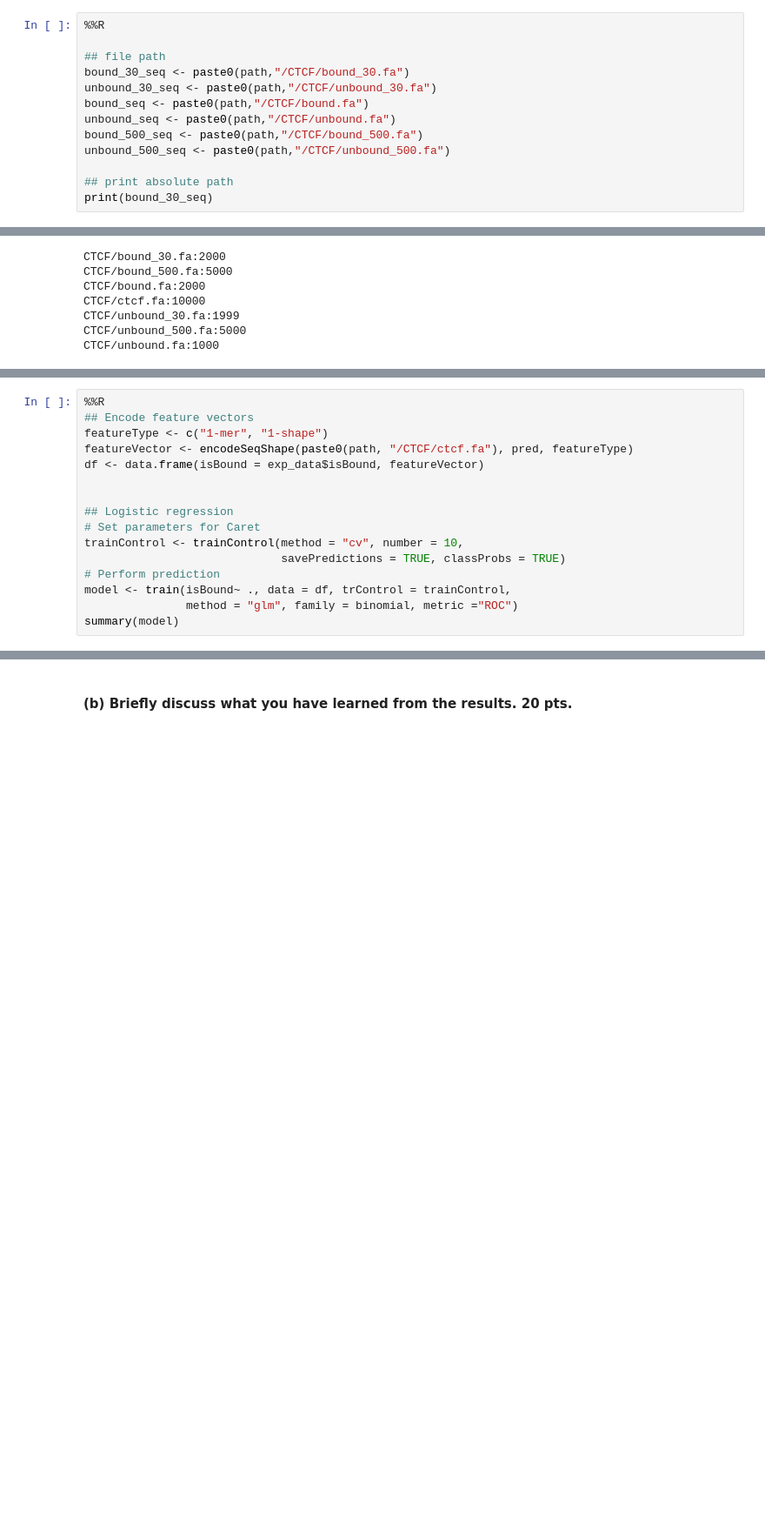
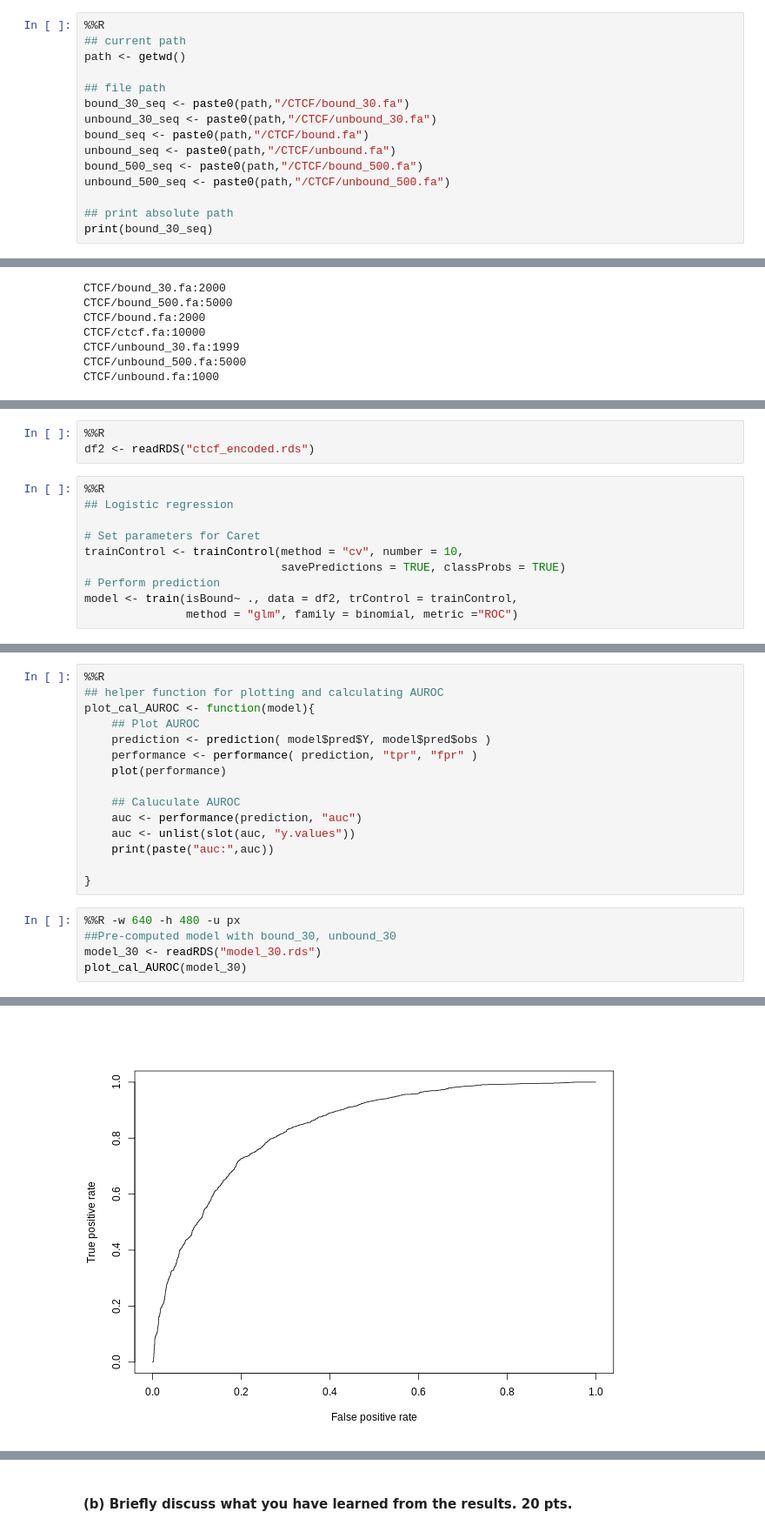
Before and after one commit to chizksh/BISC481, a Jupyter notebook: Third_Assignment_for_1st_section_of_the_course.ipynb, the cells around one changed output, grey strips where cells are left out. Shown at 87% size. Cells and saved outputs as stored; diff of their text form; blank space fills up the shorter version.

```diff
--- a/Third_Assignment_for_1st_section_of_the_course.ipynb
+++ b/Third_Assignment_for_1st_section_of_the_course.ipynb
@@ -381,5 +337,7 @@ locale:
 # %%
 %%R
+## current path
+path <- getwd()
 
 ## file path
 bound_30_seq <- paste0(path,"/CTCF/bound_30.fa")
@@ -456,16 +439,13 @@ Reading the input sequence......
+# %%
+%%R
+df2 <- readRDS("ctcf_encoded.rds")
 # %%
 %%R
-## Encode feature vectors
-featureType <- c("1-mer", "1-shape")
-featureVector <- encodeSeqShape(paste0(path, "/CTCF/ctcf.fa"), pred, featureType)
-df <- data.frame(isBound = exp_data$isBound, featureVector)
+## Logistic regression
 
-
-## Logistic regression
 # Set parameters for Caret
 trainControl <- trainControl(method = "cv", number = 10,
                              savePredictions = TRUE, classProbs = TRUE)
 # Perform prediction
-model <- train(isBound~ ., data = df, trControl = trainControl,
+model <- train(isBound~ ., data = df2, trControl = trainControl,
                method = "glm", family = binomial, metric ="ROC")
-summary(model)
@@ -482,0 +489,21 @@ print(paste("auc:",auc))
+# %%
+%%R
+## helper function for plotting and calculating AUROC
+plot_cal_AUROC <- function(model){
+    ## Plot AUROC
+    prediction <- prediction( model$pred$Y, model$pred$obs )
+    performance <- performance( prediction, "tpr", "fpr" )
+    plot(performance)
+
+    ## Caluculate AUROC
+    auc <- performance(prediction, "auc")
+    auc <- unlist(slot(auc, "y.values"))
+    print(paste("auc:",auc))
+
+}
+# %%
+%%R -w 640 -h 480 -u px
+##Pre-computed model with bound_30, unbound_30
+model_30 <- readRDS("model_30.rds")
+plot_cal_AUROC(model_30)
+# %% [output]
@@ -482,0 +511 @@ print(paste("auc:",auc))
+[figure, added]
```
Also changed, not shown: parts of 18 cells of this notebook, 6 other files.
